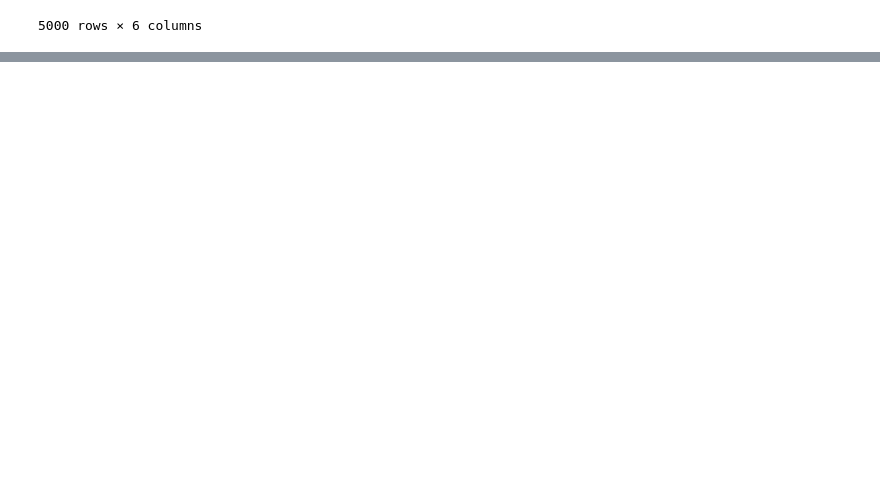
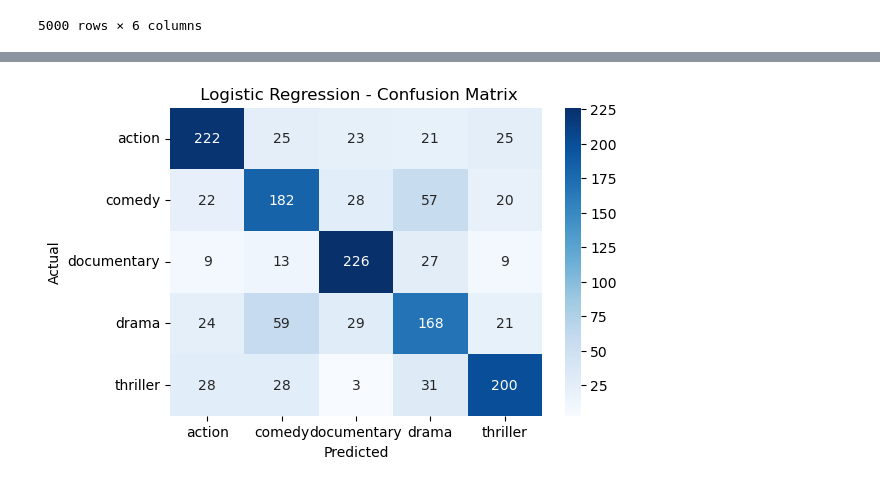
Before and after one commit to alduingae/AA-Assignment2, a Jupyter notebook: AA_ASSIGNMENT2_PERSONAL.ipynb, the cells around one changed output, grey strips where cells are left out. Saved outputs shown, nothing was run; the diff lists cells and outputs as text; code cells hidden in the pictures; blank space fills up the shorter version.

```diff
--- a/AA_ASSIGNMENT2_PERSONAL.ipynb
+++ b/AA_ASSIGNMENT2_PERSONAL.ipynb
@@ -705,0 +660,12 @@ cm = confusion_ma
+# %%
+from sklearn.linear_model import LogisticRegression
+from sklearn.metrics import classification_report, f1_score
+
+log_reg = LogisticRegression(max_iter=1000)
+log_reg.fit(X_train, y_train)
+y_pred_log = log_reg.predict(X_test)
+
+print("🔵 Logistic Regression Report")
+print(classification_report(y_test, y_pred_log, target_names=label_encoder.classes_))
+f1_log = f1_score(y_test, y_pred_log, average='weighted')
+print(f"🎯 Weighted F1 Score: {f1_log:.4f}")
@@ -705,0 +687,11 @@ cm = confusion_ma
+# %%
+cm_log = confusion_matrix(y_test, y_pred_log)
+
+plt.figure(figsize=(6, 4))
+sns.heatmap(cm_log, annot=True, fmt="d", cmap="Blues", xticklabels=label_encoder.classes_, yticklabels=label_encoder.classes_)
+plt.title(" Logistic Regression - Confusion Matrix")
+plt.xlabel("Predicted")
+plt.ylabel("Actual")
+plt.show()
+# %% [output]
+[figure, added]
```
Also changed, not shown: parts of 32 cells of this notebook, 1 other file.
